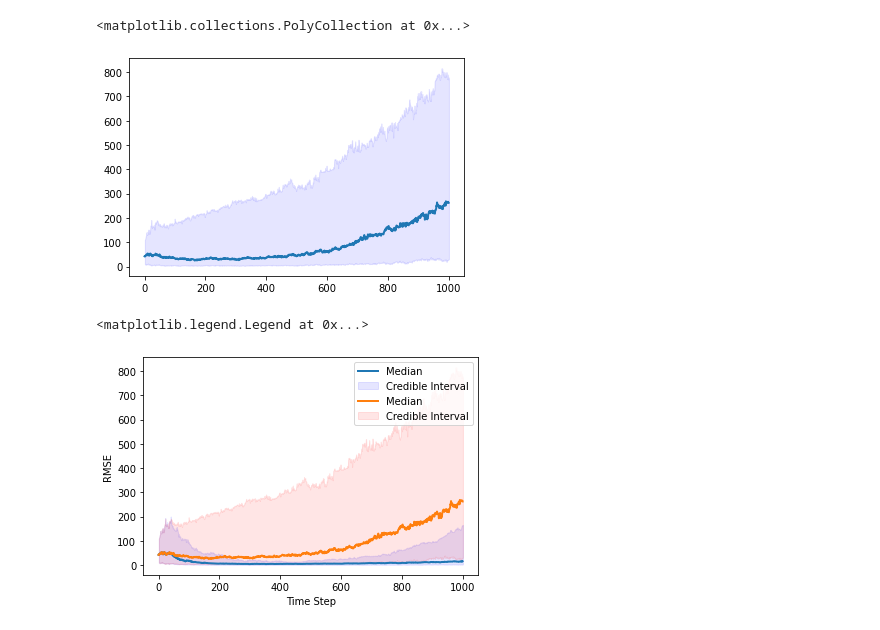
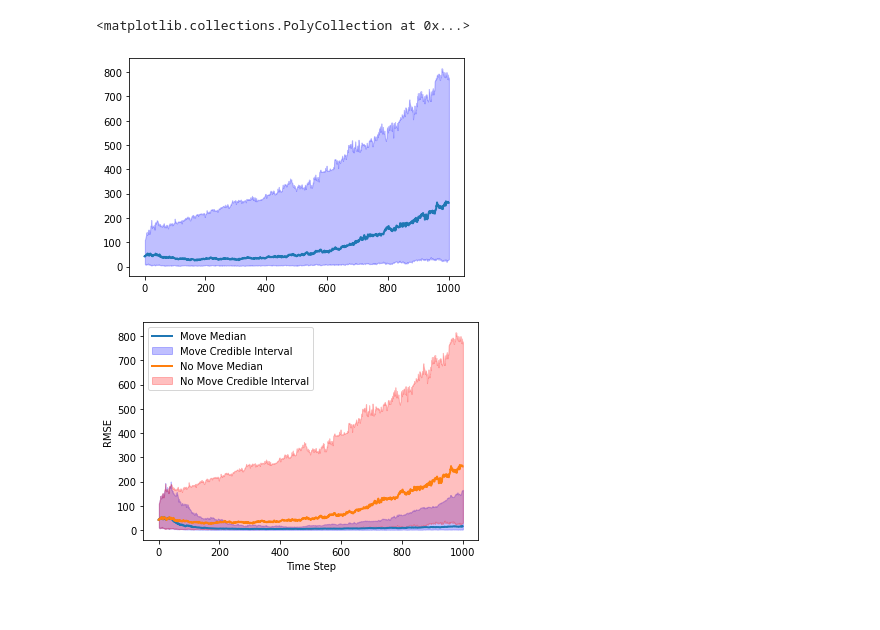
Before and after one commit to mlpotter/OptimalTrackingAndControl, a Jupyter notebook: src_range_publish/visualize_results.ipynb, the cells around one changed output. Saved outputs shown, nothing was run; the diff lists cells and outputs as text; code cells hidden in the pictures.

```diff
--- a/src_range_publish/visualize_results.ipynb
+++ b/src_range_publish/visualize_results.ipynb
@@ -31,7 +31,7 @@ def get_rmse_array(filepath):
 
     return k,rmse
 # %%
-experiment_name = os.path.join("experiment1",f"N_radar={n_radar}-{move_radar}")
+experiment_name = os.path.join("experiment1",f"N_radar={N_radar}-{move_radars[1]}")
 results_savepath = "results"
 filepath = os.path.join(results_savepath,experiment_name)
 
@@ -48,5 +81,5 @@ plt.fill_between(k, under_line, over_line, color='b', alpha=.1) #std curves.
 # %%
-experiment_name = os.path.join("experiment1",f"N_radar={n_radar}-{move_radars[0]}")
+experiment_name = os.path.join("experiment1",f"N_radar={N_radar}-{move_radars[0]}")
 results_savepath = "results"
 filepath = os.path.join(results_savepath,experiment_name)
 
@@ -56,25 +89,25 @@ under_line = np.quantile(rmse_nomove,0.1,axis=0) #np.clip(rmse.std(axis=0)*-1.96
 over_line = np.quantile(rmse_nomove,0.9,axis=0) #rmse.std(axis=0)*1.96
 
 plt.plot(np.quantile(rmse_nomove,q=0.5,axis=0), linewidth=2) #mean curve.
-plt.fill_between(k, under_line, over_line, color='b', alpha=.1) #std curves.
+plt.fill_between(k, under_line, over_line, color='b', alpha=.25) #std curves.
 # %% [output]
 <matplotlib.collections.PolyCollection at 0x...>
-[figure, old version]
+[figure, new version]
 # %%
 under_line_move = np.quantile(rmse_move,0.1,axis=0) #np.clip(rmse.std(axis=0)*-1.96,a_min=0,a_max=np.inf)
 over_line_move = np.quantile(rmse_move,0.9,axis=0) #rmse.std(axis=0)*1.96
 
-plt.plot(np.quantile(rmse_move,q=0.5,axis=0), linewidth=2,label="Median") #mean curve.
-plt.fill_between(k, under_line_move, over_line_move, color='b', alpha=.1,label="Credible Interval") #std curves.
+plt.plot(np.quantile(rmse_move,q=0.5,axis=0), linewidth=2,label="Move Median") #mean curve.
+plt.fill_between(k, under_line_move, over_line_move, color='b', alpha=.25,label="Move Credible Interval") #std curves.
 
 under_line_nomove = np.quantile(rmse_nomove,0.1,axis=0) #np.clip(rmse.std(axis=0)*-1.96,a_min=0,a_max=np.inf)
 over_line_nomove = np.quantile(rmse_nomove,0.9,axis=0) #rmse.std(axis=0)*1.96
 
-plt.plot(np.quantile(rmse_nomove,q=0.5,axis=0), linewidth=2,label="Median") #mean curve.
-plt.fill_between(k, under_line_nomove, over_line_nomove, color='r', alpha=.1,label="Credible Interval") #std curves.
+plt.plot(np.quantile(rmse_nomove,q=0.5,axis=0), linewidth=2,label="No Move Median") #mean curve.
+plt.fill_between(k, under_line_nomove, over_line_nomove, color='r', alpha=.25,label="No Move Credible Interval") #std curves.
 plt.xlabel("Time Step")
 plt.ylabel("RMSE")
-plt.legend()
+plt.legend(loc="upper left")
+plt.savefig(os.path.join("results","N_radars=3,SFIM.pdf"))
 # %% [output]
-<matplotlib.legend.Legend at 0x...>
-[figure, old version]
+[figure, new version]
```
Also changed, not shown: parts of 5 cells of this notebook, 5 other files.
